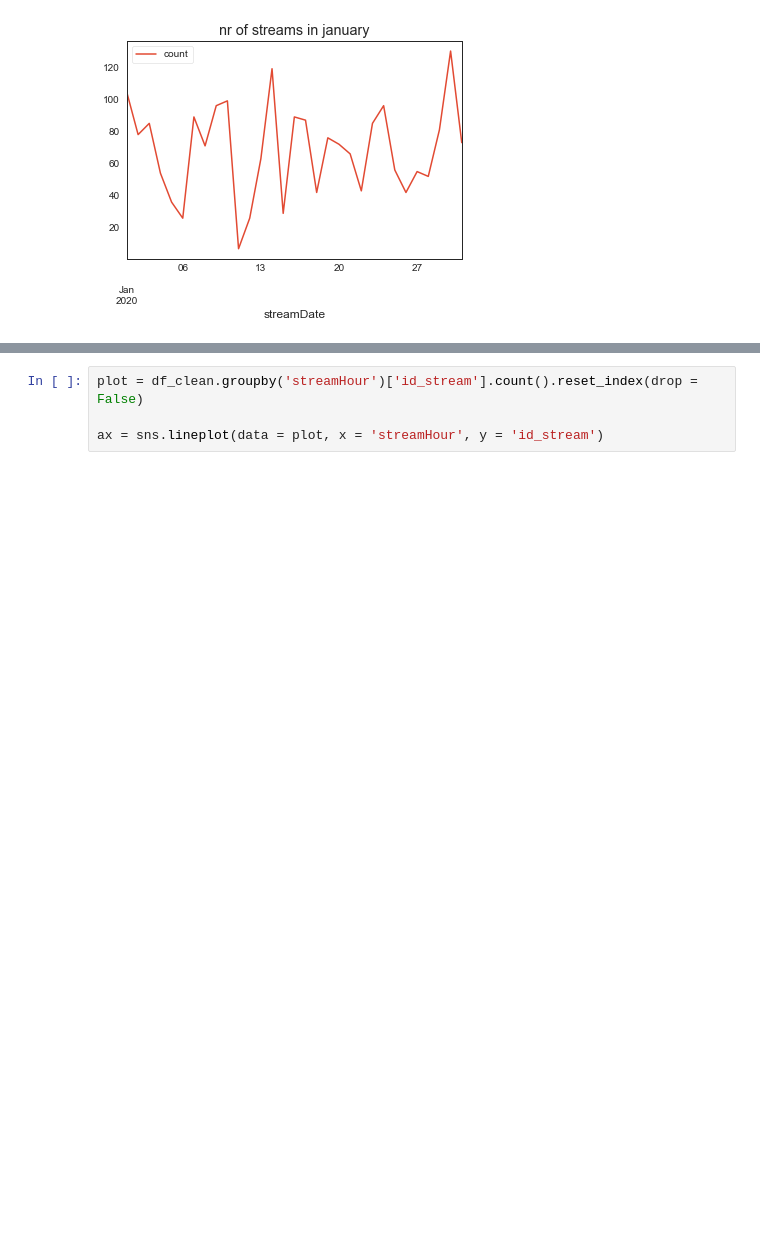
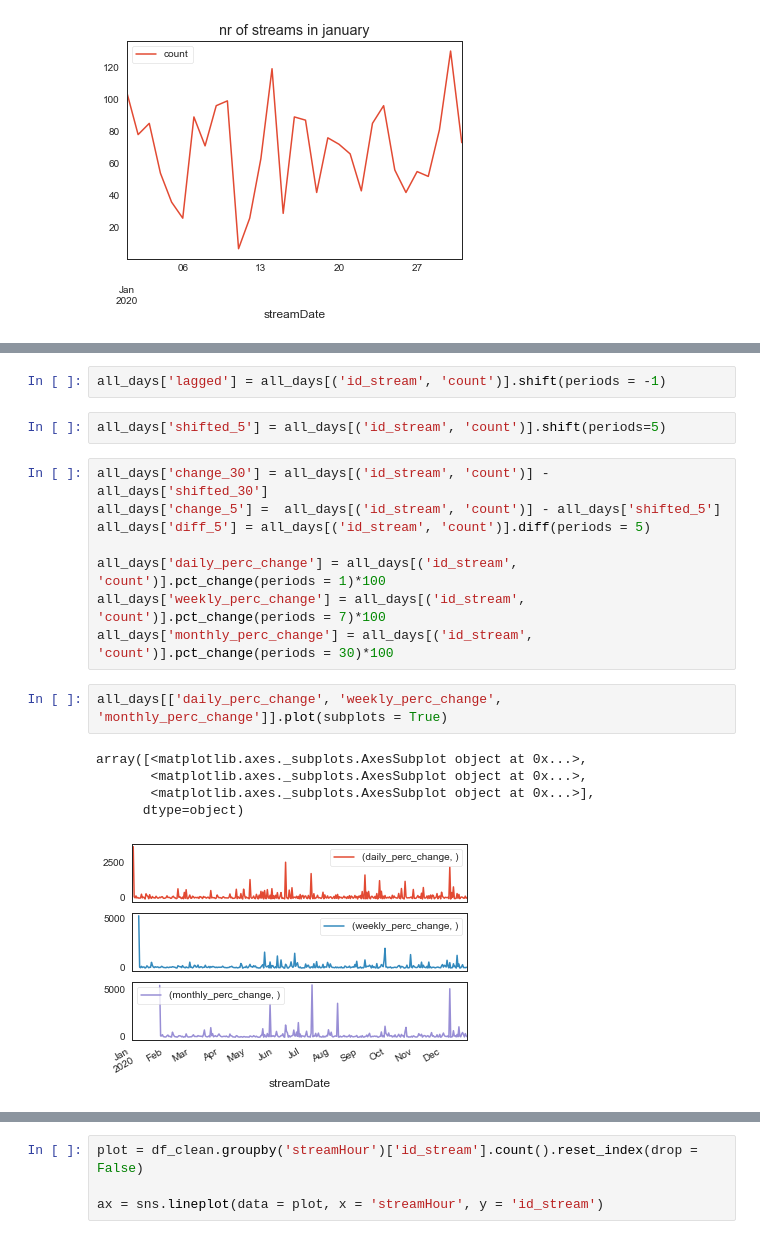
Before and after one commit to francisco-alier/spotify-data-extractor, a Jupyter notebook: 01_Time_Series_Streaming_History_Analysis.ipynb, the cells around one changed output, grey strips where cells are left out. Drawn from its saved outputs; the diff is of its cells as text; blank space fills up the shorter version.

```diff
--- a/01_Time_Series_Streaming_History_Analysis.ipynb
+++ b/01_Time_Series_Streaming_History_Analysis.ipynb
@@ -416,0 +423,20 @@ array([<matplotlib.axes._subplots.AxesSubplot object at 0x...>,
+# %%
+all_days['lagged'] = all_days[('id_stream', 'count')].shift(periods = -1)
+# %%
+all_days['shifted_5'] = all_days[('id_stream', 'count')].shift(periods=5)
+# %%
+all_days['change_30'] = all_days[('id_stream', 'count')] - all_days['shifted_30']
+all_days['change_5'] =  all_days[('id_stream', 'count')] - all_days['shifted_5']
+all_days['diff_5'] = all_days[('id_stream', 'count')].diff(periods = 5)
+
+all_days['daily_perc_change'] = all_days[('id_stream', 'count')].pct_change(periods = 1)*100
+all_days['weekly_perc_change'] = all_days[('id_stream', 'count')].pct_change(periods = 7)*100
+all_days['monthly_perc_change'] = all_days[('id_stream', 'count')].pct_change(periods = 30)*100
+# %%
+all_days[['daily_perc_change', 'weekly_perc_change', 'monthly_perc_change']].plot(subplots = True)
+# %% [output]
+array([<matplotlib.axes._subplots.AxesSubplot object at 0x...>,
+       <matplotlib.axes._subplots.AxesSubplot object at 0x...>,
+       <matplotlib.axes._subplots.AxesSubplot object at 0x...>],
+      dtype=object)
+[figure, added]
```
Also changed, not shown: parts of 17 cells of this notebook, 2 other files.
